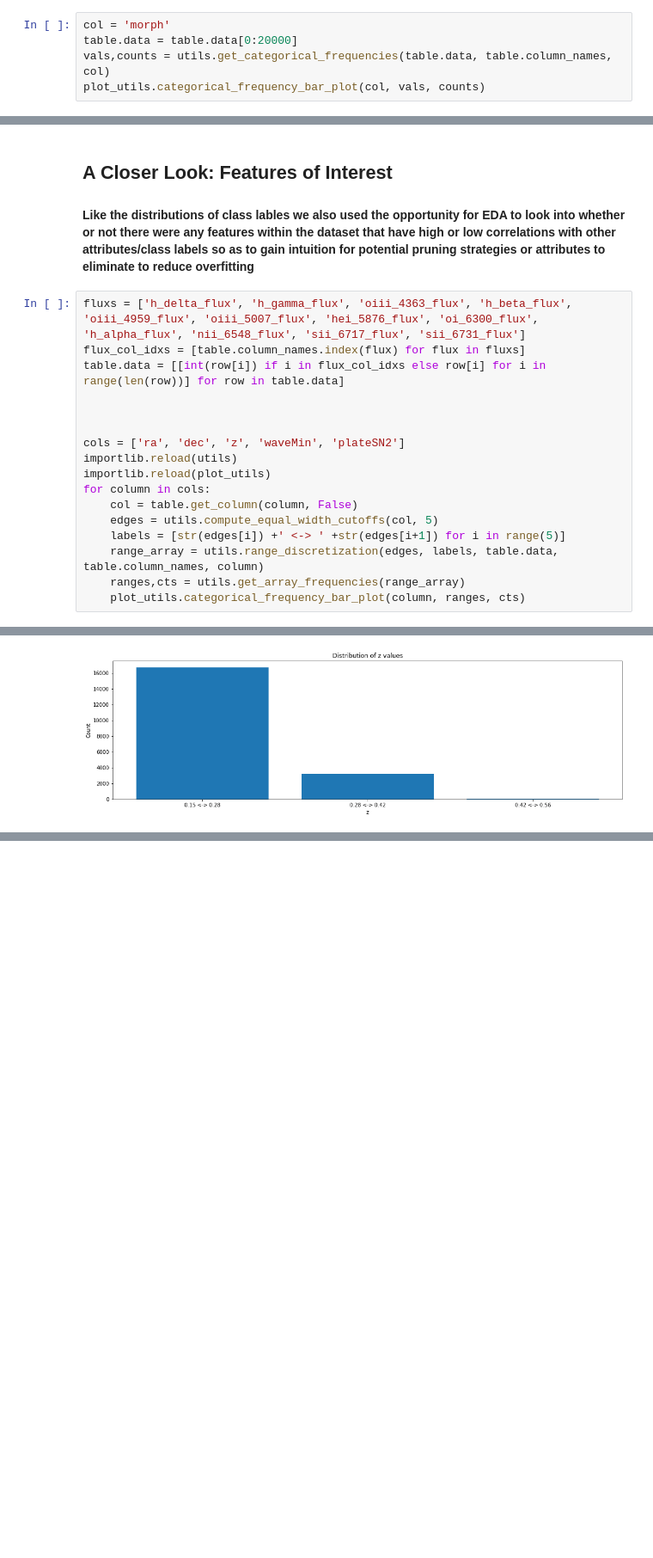
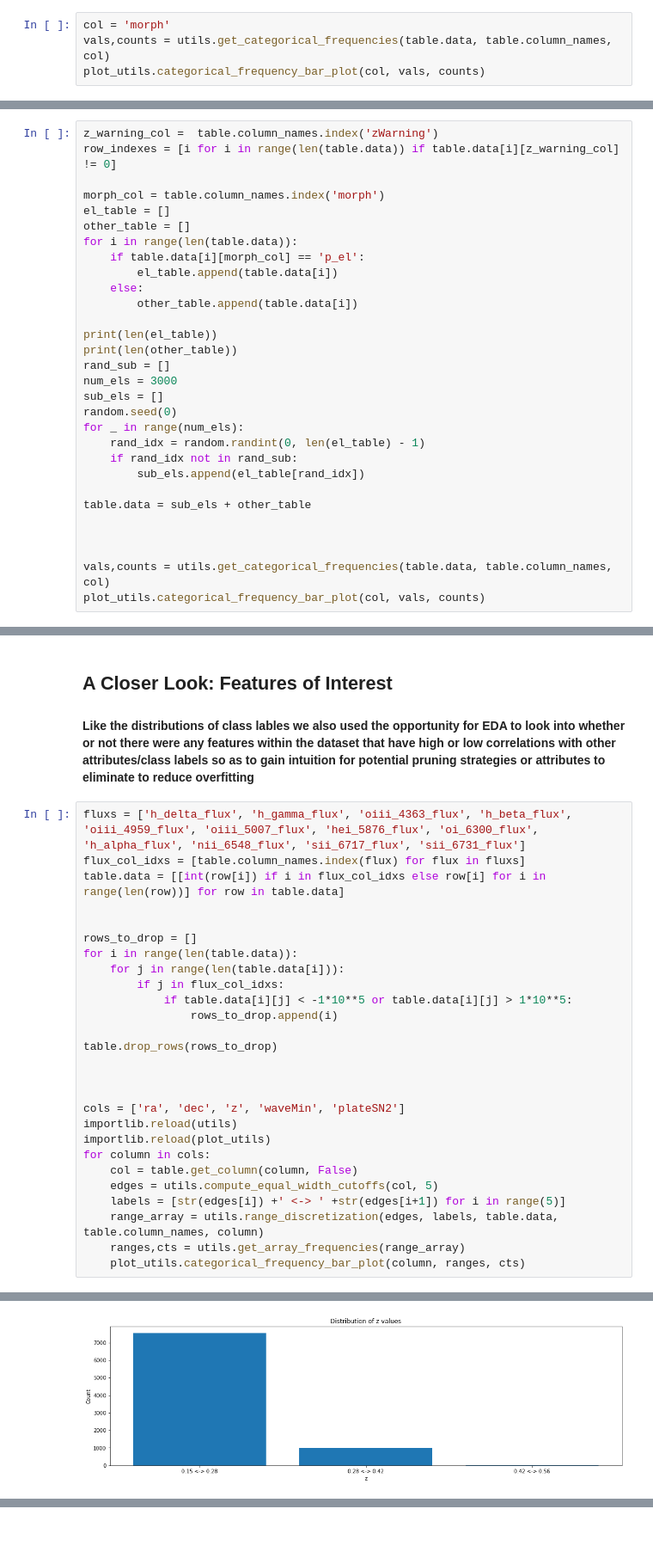
Before and after one commit to lfisher5/DataScienceAlgsProject, a Jupyter notebook: EDA.ipynb, the cells around one changed output, grey strips where cells are left out. Shown: that part at 86% size. Cells and saved outputs as stored; diff of their text form; blank space fills up the shorter version.

```diff
--- a/EDA.ipynb
+++ b/EDA.ipynb
@@ -101,7 +107,6 @@ table.drop_cols(fraction_cols)
 #### In order to ensure that we can fit a good model to the data, having a distribution of class labels that are not too skewed so as to be overly abundant or lacking in some versus others
 # %%
 col = 'morph'
-table.data = table.data[0:20000]
 vals,counts = utils.get_categorical_frequencies(table.data, table.column_names, col)
 plot_utils.categorical_frequency_bar_plot(col, vals, counts)
 # %% [output]
@@ -108,0 +114,30 @@ plot_utils.categorical_frequency_bar_plot(col, vals, counts)
+# %%
+z_warning_col =  table.column_names.index('zWarning')
+row_indexes = [i for i in range(len(table.data)) if table.data[i][z_warning_col] != 0]
+
+morph_col = table.column_names.index('morph')
+el_table = []
+other_table = []
+for i in range(len(table.data)):
+    if table.data[i][morph_col] == 'p_el':
+        el_table.append(table.data[i])
+    else:
+        other_table.append(table.data[i])
+
+print(len(el_table))
+print(len(other_table))
+rand_sub = []
+num_els = 3000
+sub_els = []
+random.seed(0)
+for _ in range(num_els):
+    rand_idx = random.randint(0, len(el_table) - 1)
+    if rand_idx not in rand_sub:
+        sub_els.append(el_table[rand_idx])
+
+table.data = sub_els + other_table
+
+
+
+vals,counts = utils.get_categorical_frequencies(table.data, table.column_names, col)
+plot_utils.categorical_frequency_bar_plot(col, vals, counts)
@@ -116,6 +155,16 @@ plot_utils.categorical_frequency_bar_plot(col, vals, counts)
 fluxs = ['h_delta_flux', 'h_gamma_flux', 'oiii_4363_flux', 'h_beta_flux', 'oiii_4959_flux', 'oiii_5007_flux', 'hei_5876_flux', 'oi_6300_flux', 'h_alpha_flux', 'nii_6548_flux', 'sii_6717_flux', 'sii_6731_flux']
 flux_col_idxs = [table.column_names.index(flux) for flux in fluxs]
 table.data = [[int(row[i]) if i in flux_col_idxs else row[i] for i in range(len(row))] for row in table.data]
+
+
+rows_to_drop = []
+for i in range(len(table.data)):
+    for j in range(len(table.data[i])):
+        if j in flux_col_idxs:
+            if table.data[i][j] < -1*10**5 or table.data[i][j] > 1*10**5:
+                rows_to_drop.append(i)
+
+table.drop_rows(rows_to_drop)
 
 
 
@@ -135 +184 @@ for column in cols:
-[figure, old version]
+[figure, new version]
```
Also changed, not shown: parts of 9 cells of this notebook, 3 other files.
